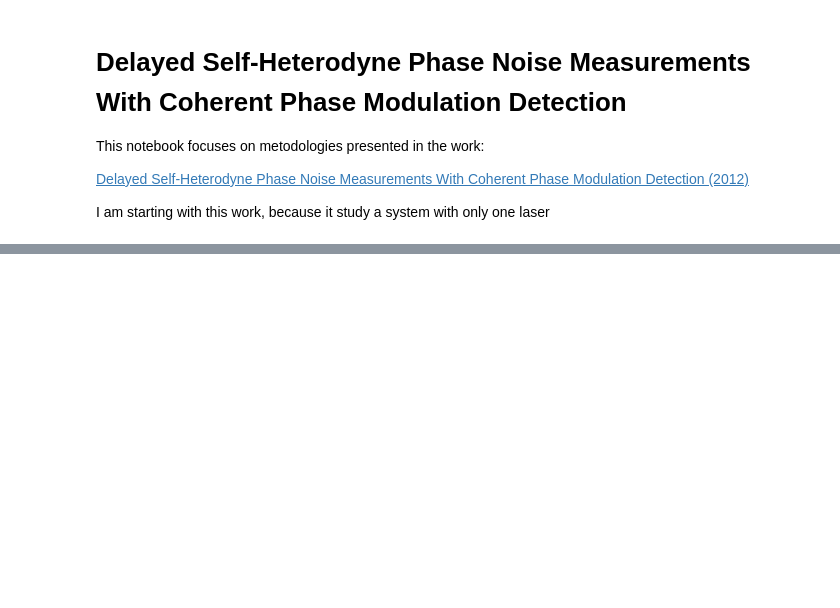
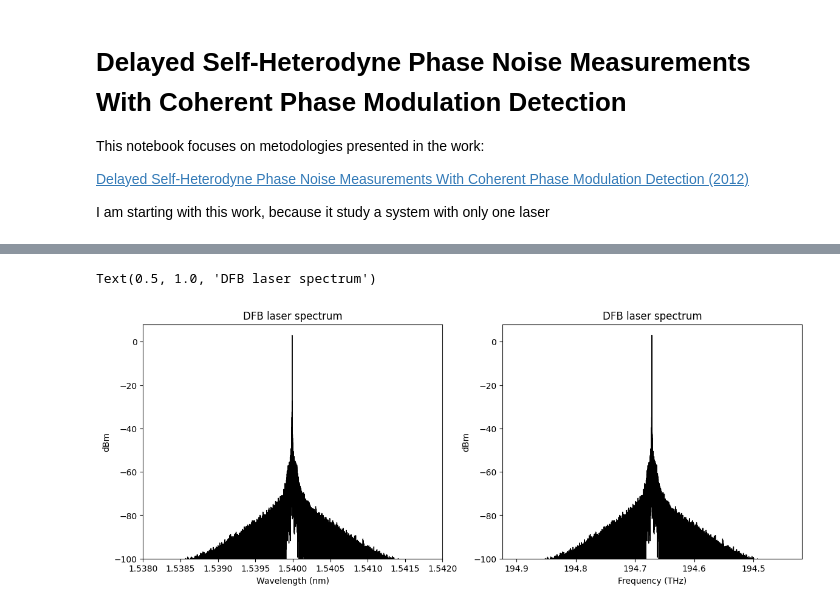
Before and after one commit to CaioRodrigues200/Laser-Study, a Jupyter notebook: Projects/Delayed_Self_Heterodyne/Delayed_Self_Heterodyne.ipynb, the cells around one changed output, grey strips where cells are left out. Saved outputs shown, nothing was run; the diff lists cells and outputs as text; code cells hidden in the pictures; blank space fills up the shorter version.

```diff
--- a/Projects/Delayed_Self_Heterodyne/Delayed_Self_Heterodyne.ipynb
+++ b/Projects/Delayed_Self_Heterodyne/Delayed_Self_Heterodyne.ipynb
@@ -452,0 +105,23 @@ if __name__ == "__main__":
+# %%
+fig, ax = plt.subplots(1,2)
+fig.set_figheight(5)
+fig.set_figwidth(14)
+
+freq, spectrum = get_spectrum(laser1.e_out, Fs=Fs, Fc=c/laser1.lmbd)
+ax[0].plot(freq*1e6, spectrum, color='black',linewidth = 1)
+ax[0].set_xlim(1.538,1.542)
+ax[0].set_ylim(-100,np.max(spectrum)+5)
+ax[0].set_ylabel('dBm')
+ax[0].set_xlabel('Wavelength (nm)')
+ax[0].set_title('DFB laser spectrum')
+
+freq, spectrum = get_spectrum(laser1.e_out, Fs=Fs, Fc=c/laser1.lmbd, xunits='hz')
+ax[1].plot(freq*1e-12, spectrum, color='black',linewidth = 1)
+plt.xlim(c/1.538*1e-6,c/1.542*1e-6)
+ax[1].set_ylim(-100,np.max(spectrum)+5)
+ax[1].set_ylabel('dBm')
+ax[1].set_xlabel('Frequency (THz)')
+ax[1].set_title('DFB laser spectrum')
+# %% [output]
+Text(0.5, 1.0, 'DFB laser spectrum')
+[figure, added]
```
Also changed, not shown: parts of 19 cells of this notebook, 2 other files.
